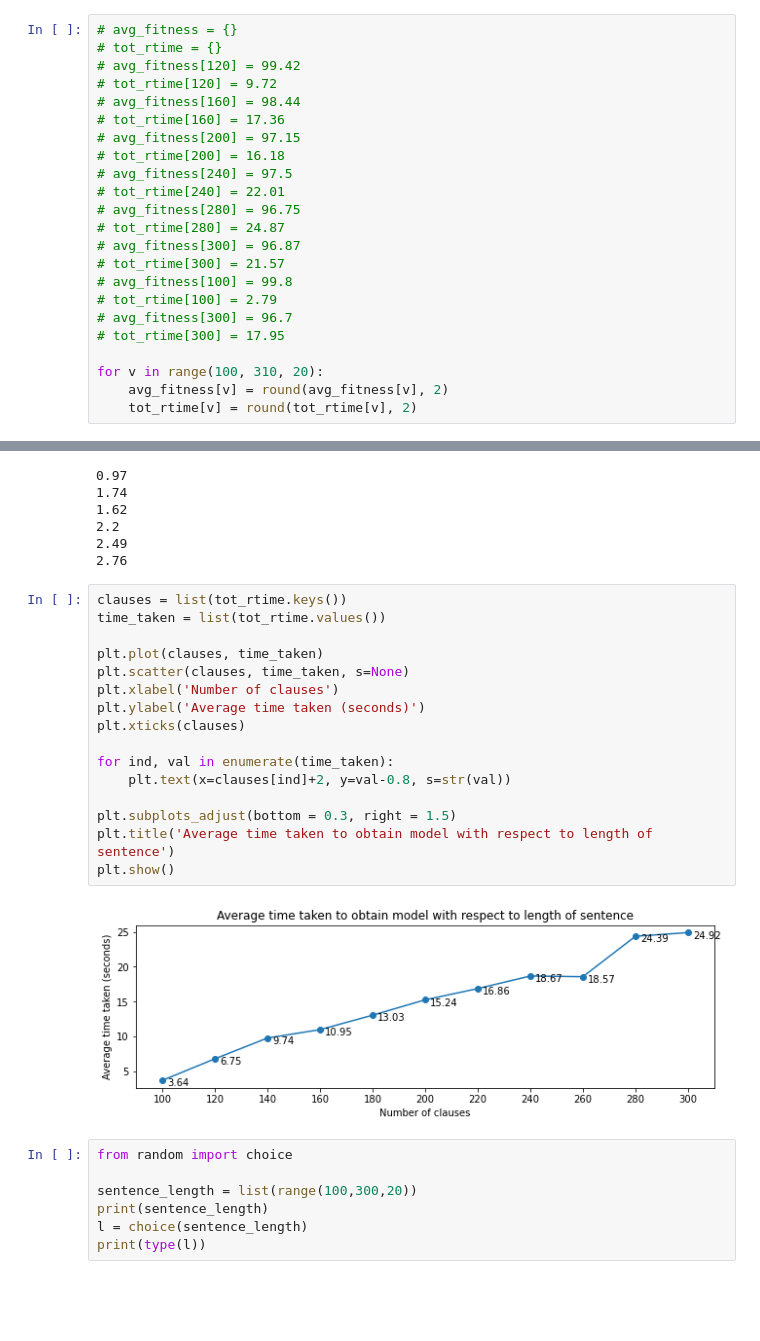
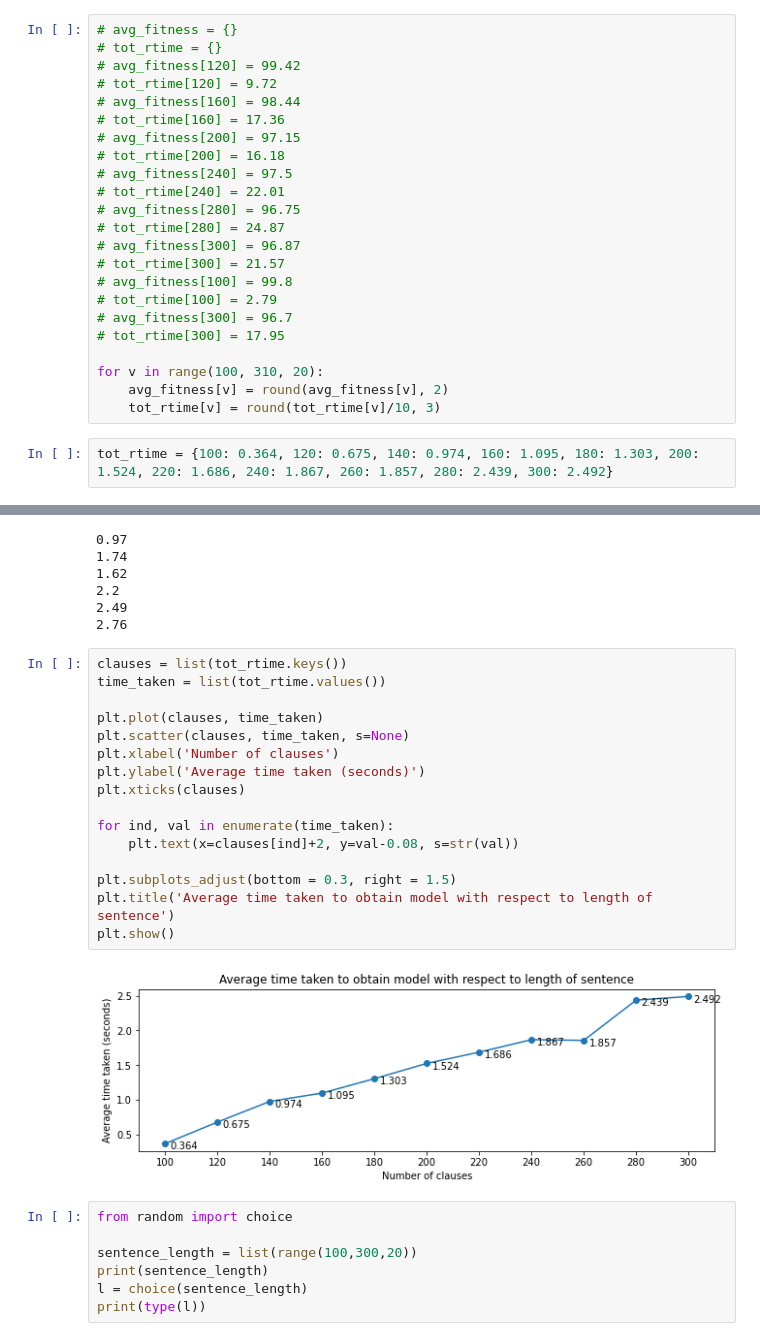
Before and after one commit to ParmeshMathur/AI_Assignment1, a Jupyter notebook: 2018A7PS0133G.ipynb, the cells around one changed output, grey strips where cells are left out. Cells and saved outputs as stored; diff of their text form; blank space fills up the shorter version.

Commit message:
updated graphs

```diff
--- a/2018A7PS0133G.ipynb
+++ b/2018A7PS0133G.ipynb
@@ -529,7 +529,9 @@ Average fitness :  97.46666666666667
 
 for v in range(100, 310, 20):
     avg_fitness[v] = round(avg_fitness[v], 2)
-    tot_rtime[v] = round(tot_rtime[v], 2)
+    tot_rtime[v] = round(tot_rtime[v]/10, 3)
+# %%
+tot_rtime = {100: 0.364, 120: 0.675, 140: 0.974, 160: 1.095, 180: 1.303, 200: 1.524, 220: 1.686, 240: 1.867, 260: 1.857, 280: 2.439, 300: 2.492}
 # %%
 print(avg_fitness)
 print(tot_rtime)
@@ -583,21 +585,21 @@ for i in tot_rtime:
 # %%
 clauses = list(tot_rtime.keys())
 time_taken = list(tot_rtime.values())
 
 plt.plot(clauses, time_taken)
 plt.scatter(clauses, time_taken, s=None)
 plt.xlabel('Number of clauses')
 plt.ylabel('Average time taken (seconds)')
 plt.xticks(clauses)
 
 for ind, val in enumerate(time_taken):
-    plt.text(x=clauses[ind]+2, y=val-0.8, s=str(val))
+    plt.text(x=clauses[ind]+2, y=val-0.08, s=str(val))
 
 plt.subplots_adjust(bottom = 0.3, right = 1.5)
 plt.title('Average time taken to obtain model with respect to length of sentence')
 plt.show()
 # %% [output]
-[figure, old version]
+[figure, new version]
 # %%
 from random import choice
 
```
Also changed, not shown: parts of 1 cell of this notebook.
